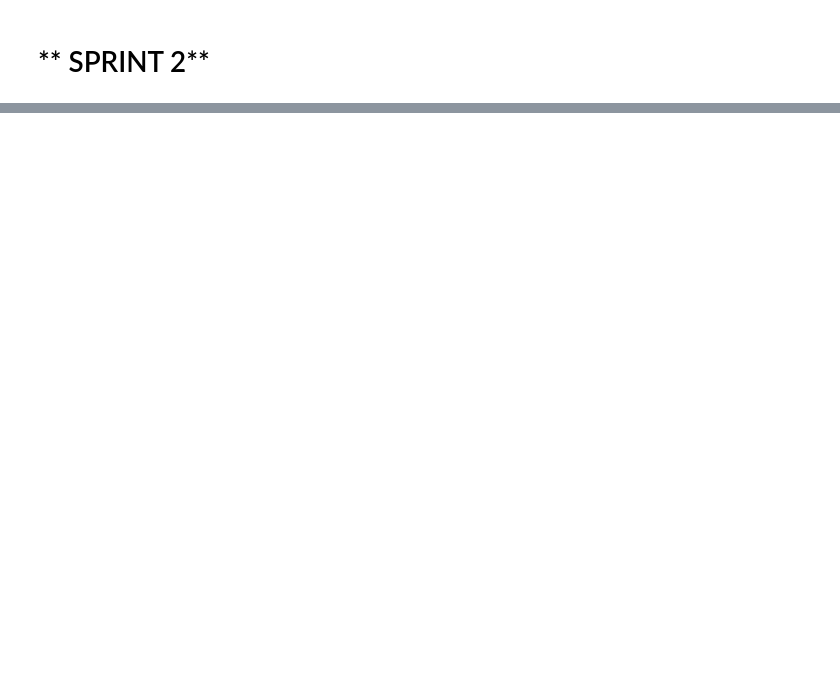
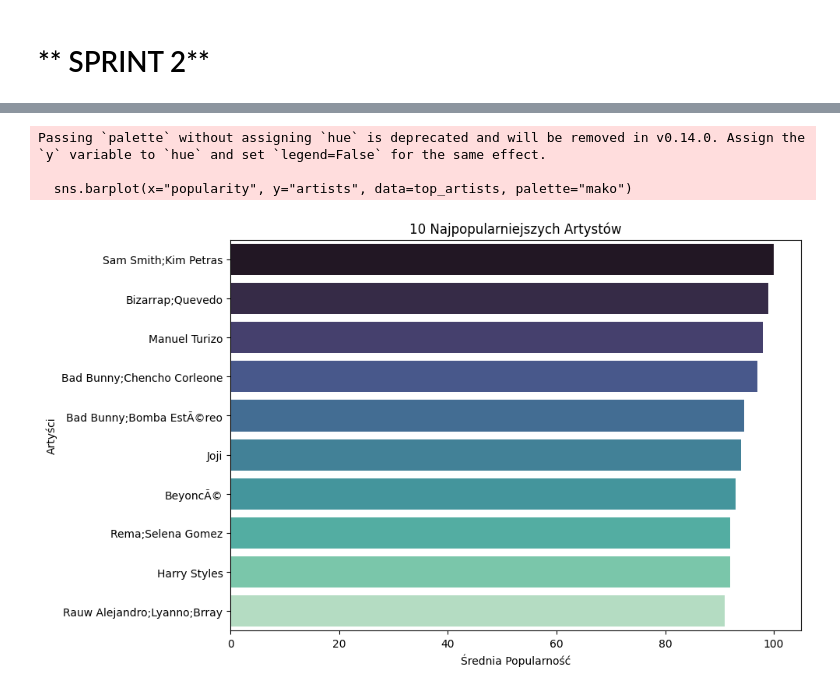
Before and after one commit to robsmokos/Projekt_Zlozony_v3, a Jupyter notebook: Projekt_Zlozony_3.ipynb, the cells around one changed output, grey strips where cells are left out. Cells and saved outputs as stored; diff of their text form; code cells hidden in the pictures; blank space fills up the shorter version.

```diff
--- a/Projekt_Zlozony_3.ipynb
+++ b/Projekt_Zlozony_3.ipynb
@@ -332,0 +391,21 @@ Analiza rozkładu zmiennych kategorycznych:
+# %%
+# Grupowanie danych według artystów i obliczenie średniej popularności
+top_artists = data.groupby("artists", as_index=False)["popularity"].mean().sort_values(by="popularity", ascending=False).head(10)
+
+# Tworzenie wykresu
+plt.figure(figsize=(10, 6))
+sns.barplot(x="popularity", y="artists", data=top_artists, palette="mako")
+
+# Dodanie tytułów i etykiet w języku polskim
+plt.title("10 Najpopularniejszych Artystów", fontsize=12)
+plt.xlabel("Średnia Popularność", fontsize=10)
+plt.ylabel("Artyści", fontsize=10)
+
+# Dopasowanie układu
+plt.tight_layout()
+plt.show()
+# %% [output]
+Passing `palette` without assigning `hue` is deprecated and will be removed in v0.14.0. Assign the `y` variable to `hue` and set `legend=False` for the same effect.
+
+  sns.barplot(x="popularity", y="artists", data=top_artists, palette="mako")
+[figure, added]
```
Also changed, not shown: parts of 6 cells of this notebook.
